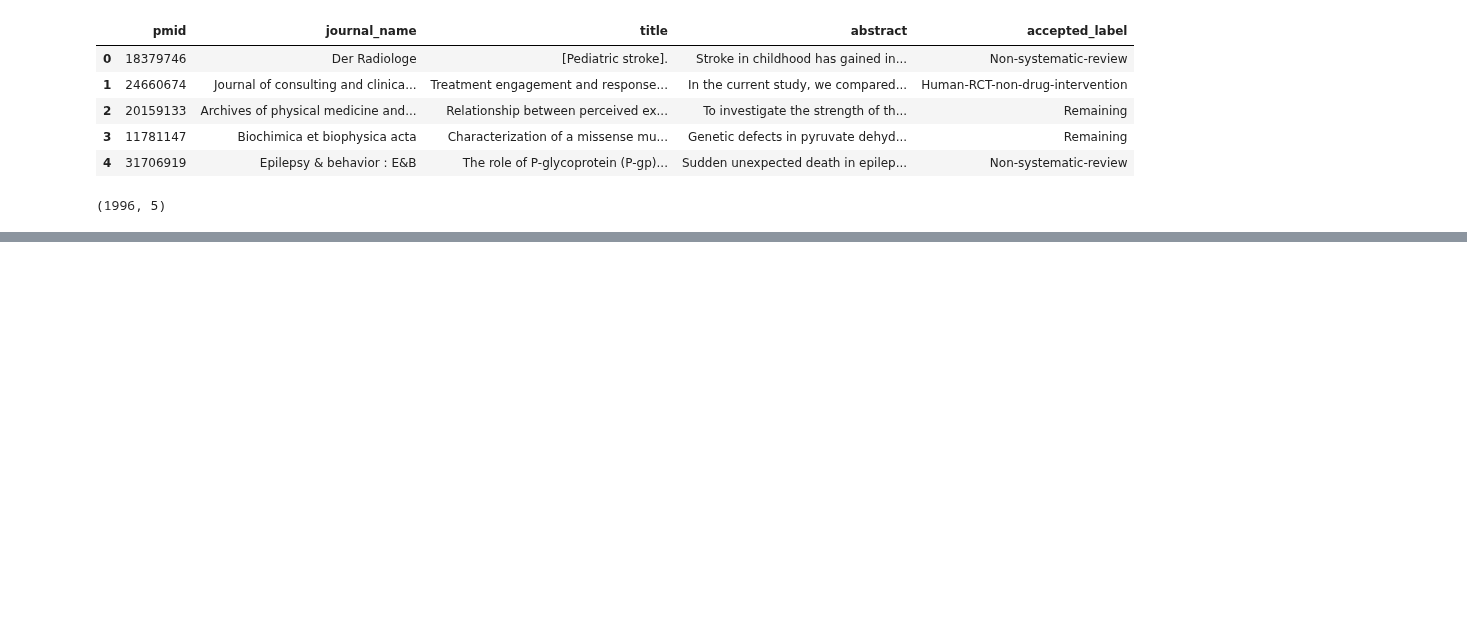
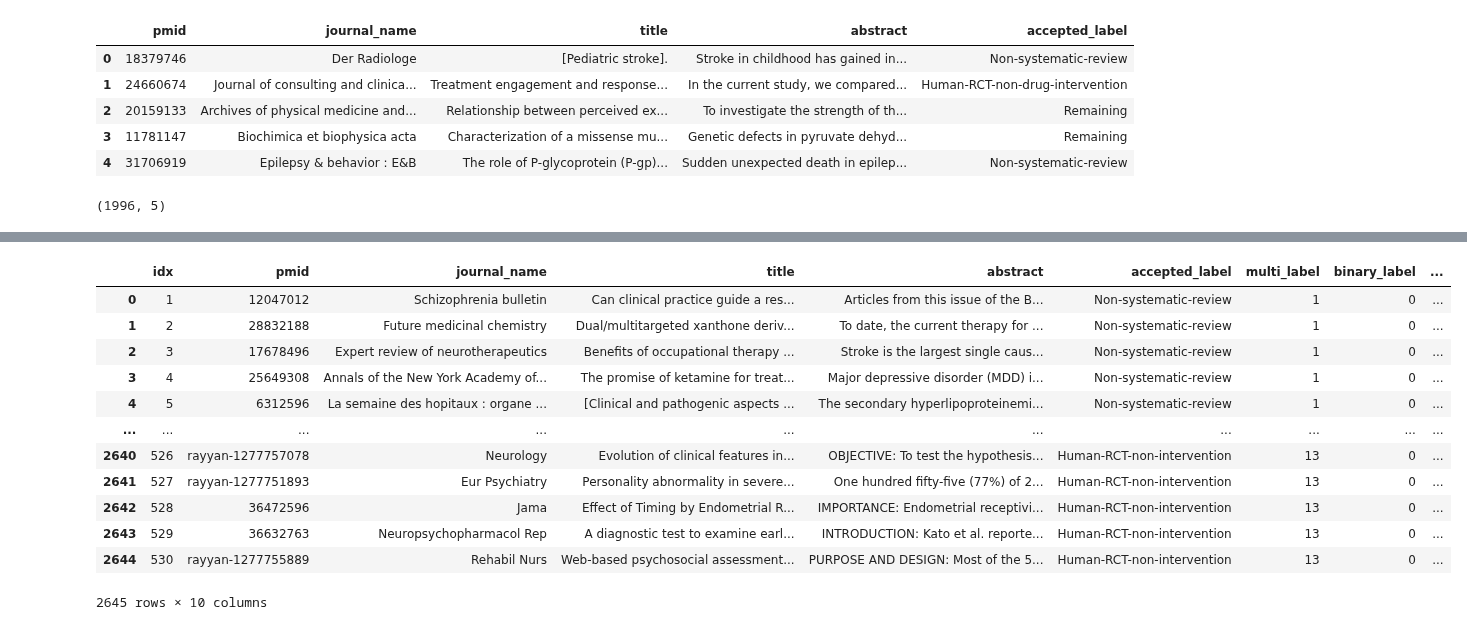
Before and after one commit to Ineichen-Group/StudyTypeTeller, a Jupyter notebook: data/Data_Preparation_and_Postprocessing.ipynb, the cells around one changed output, grey strips where cells are left out. Drawn from its saved outputs; the diff is of its cells as text; code cells hidden in the pictures; blank space fills up the shorter version.

Commit message:
latest data with keywords and fixed journal names

```diff
--- a/data/Data_Preparation_and_Postprocessing.ipynb
+++ b/data/Data_Preparation_and_Postprocessing.ipynb
@@ -359,0 +378,3 @@ with open(file_path, 'w') as file:
+# %%
+# Concatenate (append) the DataFrames vertically
+appended_df = pd.concat([ds_test, ds_train, ds_val], ignore_index=True)
@@ -359,0 +485,3 @@ with open(file_path, 'w') as file:
+# %%
+df_to_fetch_from_doi = df_new[df_new['pmid'].str.contains('rayyan', case=False) & (df_new['doi'] != 'doi:')]
+df_to_fetch_from_doi
@@ -359,0 +502,26 @@ with open(file_path, 'w') as file:
+# %%
+import requests
+
+def get_pmid_from_doi(doi):
+    base_url = "https://eutils.ncbi.nlm.nih.gov/entrez/eutils/esearch.fcgi"
+    params = {
+        "db": "pubmed",
+        "term": doi,
+        "retmode": "json"
+    }
+    response = requests.get(base_url, params=params)
+    if response.status_code == 200:
+        data = response.json()
+        pmids = data.get('esearchresult', {}).get('idlist', [])
+        return pmids[0] if pmids else "pmid not found"
+    else:
+        print("Failed to fetch data from PubMed API.")
+        return "pmid not found"
+
+# Example usage
+doi = "doi:10.1136/jcp.45.2.165"
+pmid = get_pmid_from_doi(doi)
+if pmid:
+    print("PMID:", pmid)
+else:
+    print("PMID not found.")
@@ -359,0 +532,7 @@ with open(file_path, 'w') as file:
+# %%
+# Apply the function to the 'doi' column
+df_to_fetch_from_doi['pmid_from_doi'] = df_to_fetch_from_doi['doi'].progress_apply(get_pmid_from_doi)
+
+# Clean the 'pmid' column to remove None values
+#df_to_fetch_from_doi['pmid_clean'] = df_to_fetch_from_doi['pmid'].apply(lambda x: x if x is not None else '')
+df_to_fetch_from_doi
@@ -359,0 +578,18 @@ with open(file_path, 'w') as file:
+# %%
+merged_df = pd.merge(appended_df, df_to_fetch_from_doi[['pmid', 'pmid_from_doi']], how='left', on='pmid')
+merged_df['old_pmid'] = merged_df['pmid']
+merged_df
+# %% [output]
+|  | idx | pmid | journal_name | title | abstract | accepted_label | multi_label | binary_label | ... |
+| 0 | 1 | 12047012 | Schizophrenia bulletin | Can clinical practice guide a res... | Articles from this issue of the B... | Non-systematic-review | 1 | 0 | ... |
+| 1 | 2 | 28832188 | Future medicinal chemistry | Dual/multitargeted xanthone deriv... | To date, the current therapy for ... | Non-systematic-review | 1 | 0 | ... |
+| 2 | 3 | 17678496 | Expert review of neurotherapeutics | Benefits of occupational therapy ... | Stroke is the largest single caus... | Non-systematic-review | 1 | 0 | ... |
+| 3 | 4 | 25649308 | Annals of the New York Academy of... | The promise of ketamine for treat... | Major depressive disorder (MDD) i... | Non-systematic-review | 1 | 0 | ... |
+| 4 | 5 | 6312596 | La semaine des hopitaux : organe ... | [Clinical and pathogenic aspects ... | The secondary hyperlipoproteinemi... | Non-systematic-review | 1 | 0 | ... |
+| ... | ... | ... | ... | ... | ... | ... | ... | ... | ... |
+| 2640 | 526 | rayyan-1277757078 | Neurology | Evolution of clinical features in... | OBJECTIVE: To test the hypothesis... | Human-RCT-non-intervention | 13 | 0 | ... |
+| 2641 | 527 | rayyan-1277751893 | Eur Psychiatry | Personality abnormality in severe... | One hundred fifty-five (77%) of 2... | Human-RCT-non-intervention | 13 | 0 | ... |
+| 2642 | 528 | 36472596 | Jama | Effect of Timing by Endometrial R... | IMPORTANCE: Endometrial receptivi... | Human-RCT-non-intervention | 13 | 0 | ... |
+| 2643 | 529 | 36632763 | Neuropsychopharmacol Rep | A diagnostic test to examine earl... | INTRODUCTION: Kato et al. reporte... | Human-RCT-non-intervention | 13 | 0 | ... |
+| 2644 | 530 | rayyan-1277755889 | Rehabil Nurs | Web-based psychosocial assessment... | PURPOSE AND DESIGN: Most of the 5... | Human-RCT-non-intervention | 13 | 0 | ... |
+2645 rows × 10 columns
```
Also changed, not shown: parts of 34 cells of this notebook, 11 other files.
